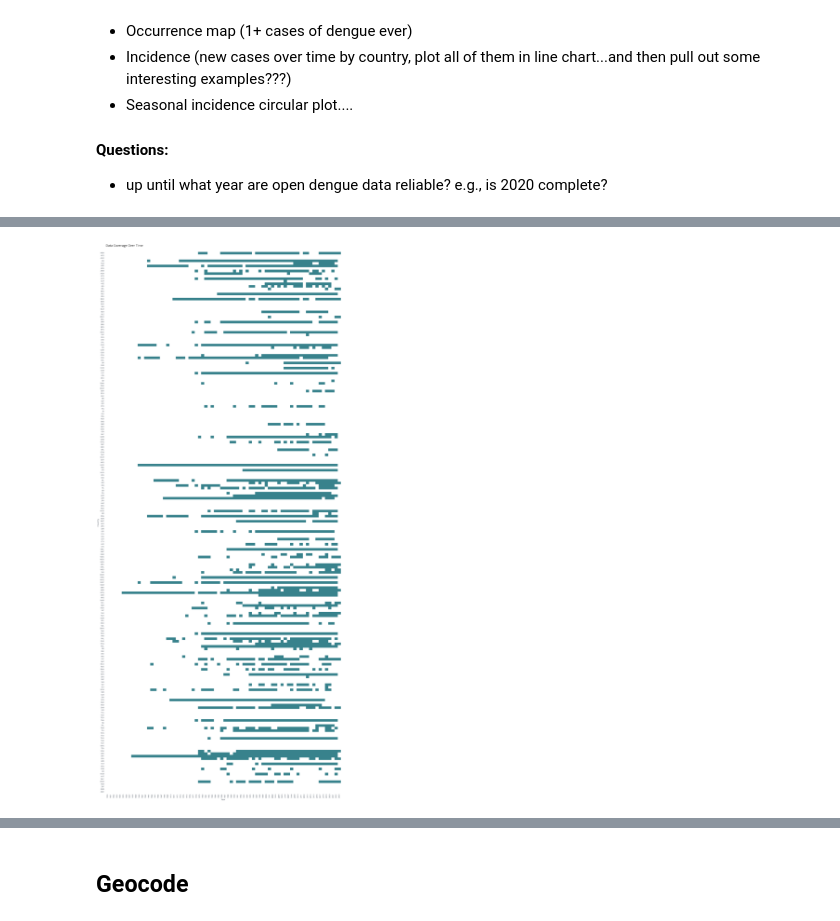
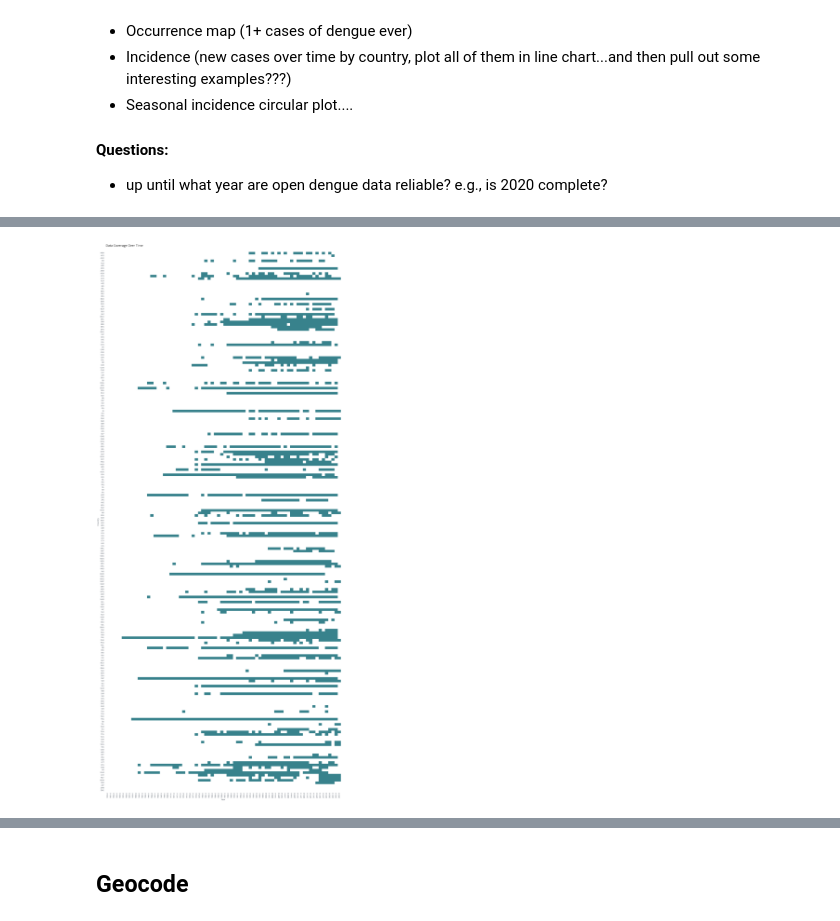
Before and after one commit to haileyrobertson/endemic-factors, a Jupyter notebook: src/ef_opendengue_cleaning.ipynb, the cells around one changed output, grey strips where cells are left out. Saved outputs shown, nothing was run; the diff lists cells and outputs as text; code cells hidden in the pictures.

```diff
--- a/src/ef_opendengue_cleaning.ipynb
+++ b/src/ef_opendengue_cleaning.ipynb
@@ -177,10 +177,12 @@ ISO3 codes with multiple names: ['DOM' 'PER' 'USA' 'VCT' 'KNA' 'ATG' 'TCA' 'TTO'
 # %%
 # World geometry shapefile, devastating that get_path("naturalearth_lowres") was deprecated
 world = gpd.read_file("../data/ne_110m_admin_0_countries")
+# print(world.columns.tolist())
 world = world.rename(columns={"ADM0_A3":"adm_0_iso3",
                               "ADMIN":"adm_0_name",
+                              "REGION_UN":"region_un",
                               "geometry":"adm_0_geometry"})
-cols = ['adm_0_iso3','adm_0_name','adm_0_geometry']
+cols = ['adm_0_iso3','adm_0_name','region_un','adm_0_geometry']
 world = world[cols]
 world = world.sort_values(by="adm_0_name")
 
@@ -208,0 +213,6 @@ Number of ISO3 codes:  220
+# %%
+# Check UN region
+missing_un_region = open_dengue[open_dengue['region_un'].isna()]
+print(missing_un_region.adm_0_name.unique())
+# Fill with 'Other' for now
+open_dengue['region_un'] = open_dengue['region_un'].fillna("Other")
@@ -370,0 +370,20 @@ binary_heatmap_data.fillna(0, inplace=True)
+# %%
+# Fill problematic NAs
+dengue_pop['dengue_total'] = dengue_pop['dengue_total'].fillna(0)
+
+# Fix region
+def get_primary_region(group):
+    # Exclude 'Other' and NaN, then get the unique region value if it exists
+    non_other_values = group.loc[~group.isin(['Other', np.nan])]
+    if not non_other_values.empty:
+        return non_other_values.iloc[0]  # Take the first valid entry if it exists
+    return 'Other'  # Default to 'Other' if no valid value is found
+
+# Apply this function to each country group to fill `region_un`
+dengue_pop['region_un'] = dengue_pop.groupby('adm_0_iso3')['region_un'].transform(get_primary_region)
+
+dengue_pop = dengue_pop.groupby(['adm_0_iso3', 'year','region_un','TPopulation1July']).agg({
+    'dengue_total': 'sum'
+}).reset_index()
+
+dengue_pop.head()
@@ -371,34 +411,40 @@ binary_heatmap_data.fillna(0, inplace=True)
 # %%
-# Sort the DataFrame by index (country names)
+heatmap_data = dengue_pop.pivot(index='adm_0_iso3', columns='year', values='incidence').fillna(0)
+
+binary_heatmap_data = np.where(heatmap_data == 0, 0, 1)
+
+binary_heatmap_data = pd.DataFrame(binary_heatmap_data, index=dengue_pop['adm_0_iso3'].unique(), columns=dengue_pop['year'].unique())
+
 binary_heatmap_data = binary_heatmap_data.sort_index()
 
+# Plot
 
 fig, ax = plt.subplots(figsize=(20, 45))  # Adjust size as needed
 
 custom_colors = ["white", colors[1]]
 
 
 # Plot the heatmap
 im = sns.heatmap(data=binary_heatmap_data, cmap=custom_colors, annot=False, fmt='g', linewidths=0, ax=ax, vmin=0, vmax=1, cbar=False)
 
 # Set tick labels and axis labels
 ax.set_xlabel('Year')
 ax.set_ylabel('Country')
 ax.set_title("Data Coverage Over Time",loc='left')
 
 # Set tick parameters
 ax.tick_params(axis='x', pad=5, length=0, labelsize=10, width=30)
 plt.setp(ax.get_xticklabels(), rotation=90)
 
 ax.tick_params(axis='y', pad=10, width=30, labelsize=10)
 ax.tick_params(top=False, bottom=True, labeltop=False, labelbottom=True)
 
 # Hide spines
 ax.spines.bottom.set_visible(False)
 ax.spines.left.set_visible(False)
 
 # Set title and show the plot
 plt.tight_layout()
 plt.show()
 # %% [output]
-[figure, old version]
+[figure, new version]
```
Also changed, not shown: parts of 14 cells of this notebook.
